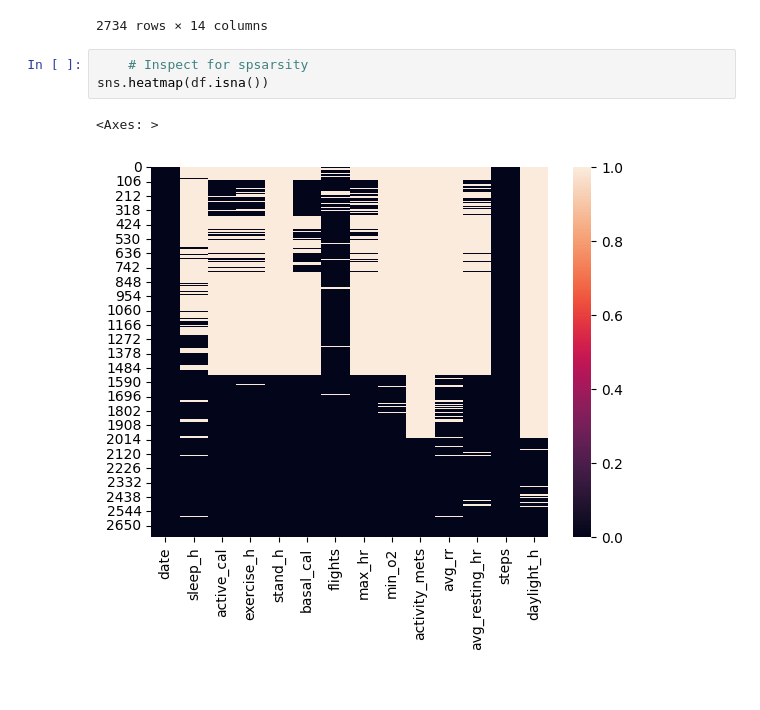
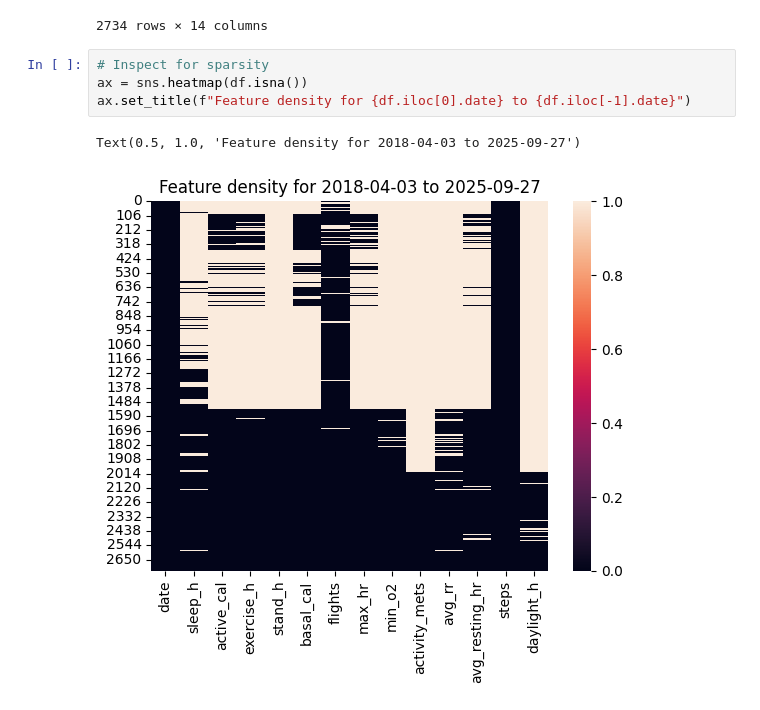
Before and after one commit to auto-d/medex, a Jupyter notebook: medex.ipynb, the cells around one changed output. Saved outputs shown, nothing was run; the diff lists cells and outputs as text.

```diff
--- a/medex.ipynb
+++ b/medex.ipynb
@@ -227,8 +227,9 @@ df
 | 2733 | 2025-09-27 | 6.908056 | 88.679 | 1.0 | 14.0 | 729.274 | 3.0 | 83.0 | 0.94 | ... |
 2734 rows × 14 columns
 # %%
-    # Inspect for spsarsity
-sns.heatmap(df.isna())
+# Inspect for sparsity
+ax = sns.heatmap(df.isna())
+ax.set_title(f"Feature density for {df.iloc[0].date} to {df.iloc[-1].date}")
 # %% [output]
-<Axes: >
+Text(0.5, 1.0, 'Feature density for 2018-04-03 to 2025-09-27')
-[figure, old version]
+[figure, new version]
```
Also changed, not shown: parts of 8 cells of this notebook.
